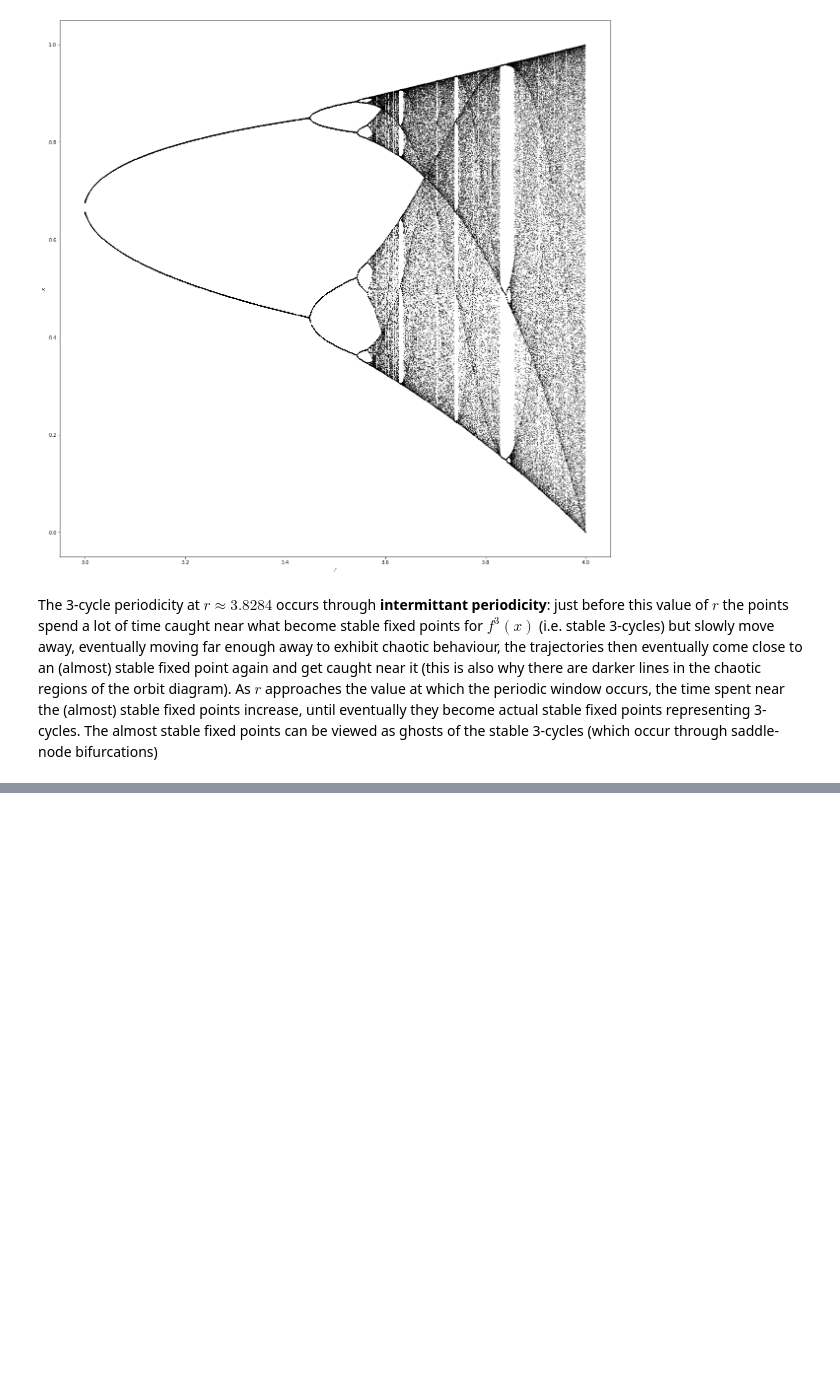
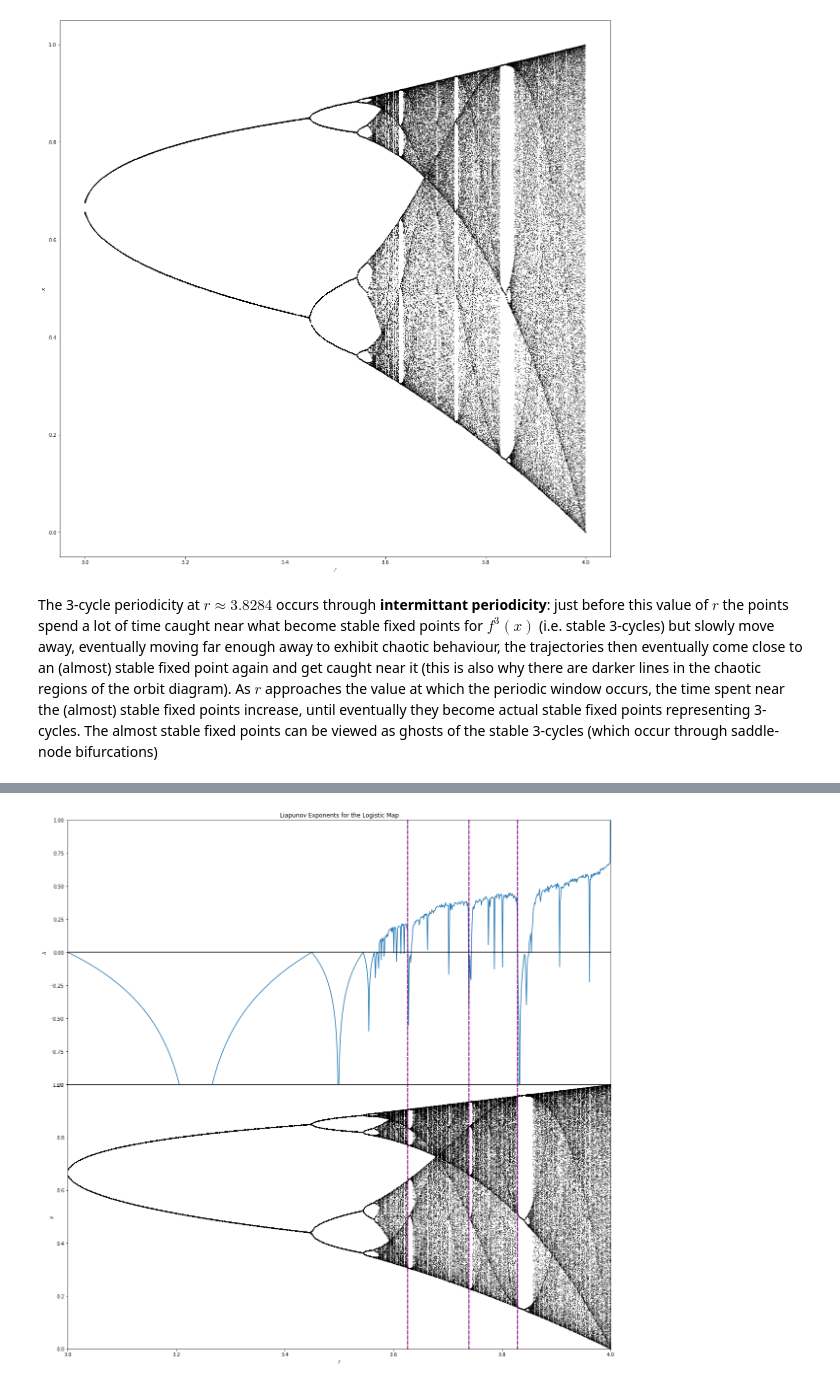
Before and after one commit to NRoboto/book-nonlinear-dynamics-chaos, a Jupyter notebook: 10-one-dimensional-maps.ipynb, the cells around one changed output, grey strips where cells are left out. Saved outputs shown, nothing was run; the diff lists cells and outputs as text; code cells hidden in the pictures; blank space fills up the shorter version.

```diff
--- a/10-one-dimensional-maps.ipynb
+++ b/10-one-dimensional-maps.ipynb
@@ -89,0 +94,46 @@ for idx, r in enumerate([3.8, 3.82, 3.8284, 3.84]):
+# %%
+def d_logistic_map_dx(r):
+  return lambda x: r - 2 * r * x
+
+def get_liapunov_exponent(fn, dfn_dx, x_init, start_cutoff = 300, num_terms_to_calculate = 1300):
+  x_curr = x_init
+  exponent_acc = 0
+  for i in range(num_terms_to_calculate):
+    x_curr = fn(x_curr)
+    if (i < start_cutoff):
+      continue
+
+    exponent_acc += np.log(np.abs(dfn_dx(x_curr)))
+
+  return exponent_acc / (num_terms_to_calculate - start_cutoff)
+
+fig, (axA, axB) = plt.subplots(nrows=2, sharex=True, gridspec_kw=dict(hspace=0))
+
+axA.set_title("Liapunov Exponents for the Logistic Map")
+
+# print(get_liapunov_exponent(logistic_map(3.4), d_logistic_map_dx(3.4), .5))
+rs = np.linspace(3, 4, 1000)
+liapunov_exponents = [get_liapunov_exponent(logistic_map(r), d_logistic_map_dx(r), 0.5) for r in rs]
+
+axA.plot(rs, liapunov_exponents)
+axA.axhline(color="black")
+axA.set_xlim([3, 4])
+axA.set_ylim([-1, 1])
+axA.xaxis.set_visible(False)
+axA.set_ylabel("$\lambda$")
+
+for r in rs:
+  # Remove the first 300 values to remove transient behaviour from the choice of initial point
+  values = get_iterative_map_results(logistic_map(r), .5, 600)[300:]
+  axB.scatter([r for _ in values], values, color="black", s=.1)
+
+axB.set_xlim([3, 4])
+axB.set_ylim([0, 1])
+axB.set_xlabel("$r$")
+axB.set_ylabel("$x$")
+
+for r_periodic_window in [3.626, 3.739, 3.8284]:
+  con = ConnectionPatch([r_periodic_window, 1], [r_periodic_window, 0], "data", axesA=axA, axesB=axB, color="purple", ls="dashed", lw=2)
+  fig.add_artist(con)
+# %% [output]
+[figure, added]
```
Also changed, not shown: parts of 7 cells of this notebook.
